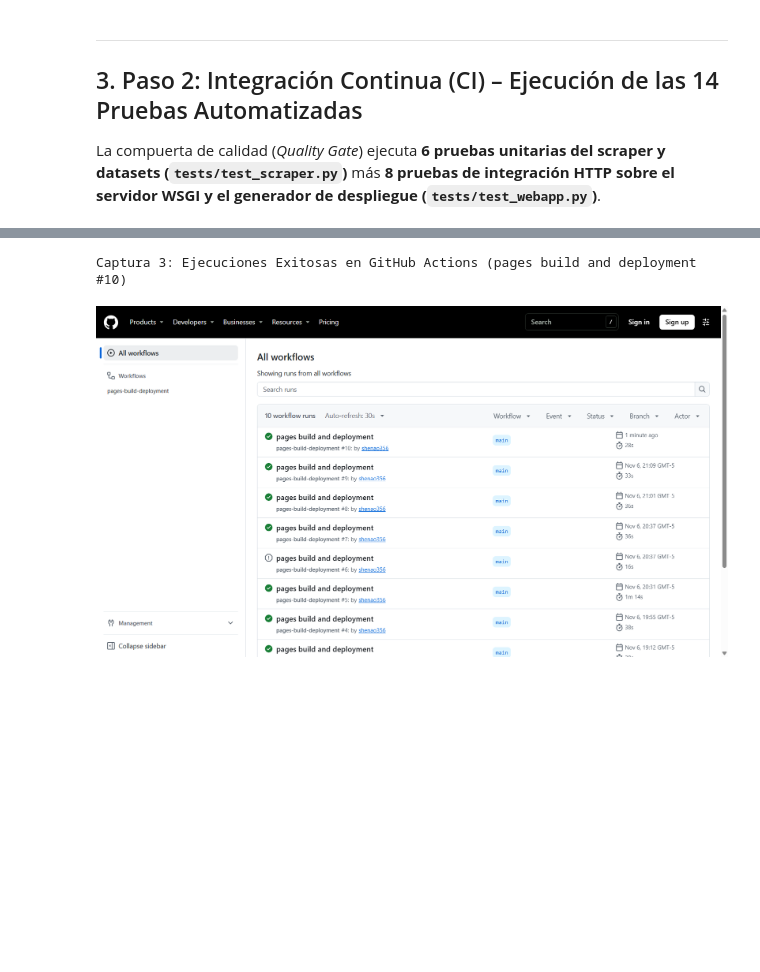
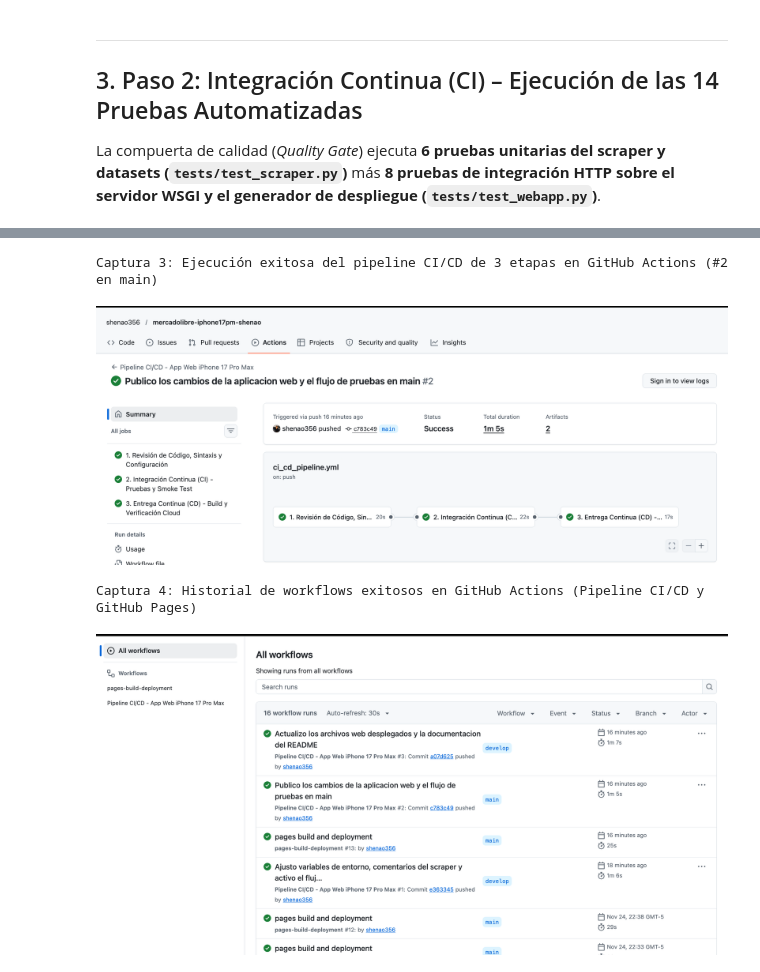
Before and after one commit to shenao356/mercadolibre-iphone17pm-shenao, a Jupyter notebook: Morales_Henao_Raul_Santiago_Optimizacion_EA3.ipynb, the cells around one changed output, grey strips where cells are left out. Drawn from its saved outputs; the diff is of its cells as text; code cells hidden in the pictures; blank space fills up the shorter version.

```diff
--- a/Morales_Henao_Raul_Santiago_Optimizacion_EA3.ipynb
+++ b/Morales_Henao_Raul_Santiago_Optimizacion_EA3.ipynb
@@ -226,10 +233,15 @@ Captura 2: Gráficas Chart.js y Catálogo Interactivo en Producción (GitHub Pag
 # %%
 from IPython.display import Image, display
 
-print("Captura 3: Ejecuciones Exitosas en GitHub Actions (pages build and deployment #10)")
+print("Captura 3: Ejecución exitosa del pipeline CI/CD de 3 etapas en GitHub Actions (#2 en main)")
+display(Image(filename="docs/screenshots/03b_github_actions_pipeline.png"))
+
+print("Captura 4: Historial de workflows exitosos en GitHub Actions (Pipeline CI/CD y GitHub Pages)")
 display(Image(filename="docs/screenshots/03_github_actions_runs.png"))
 # %% [output]
-Captura 3: Ejecuciones Exitosas en GitHub Actions (pages build and deployment #10)
+Captura 3: Ejecución exitosa del pipeline CI/CD de 3 etapas en GitHub Actions (#2 en main)
-[figure, old version]
+[figure, new version]
+Captura 4: Historial de workflows exitosos en GitHub Actions (Pipeline CI/CD y GitHub Pages)
+[figure, added]
 # %% [markdown]
 ---
```
Also changed, not shown: parts of 14 cells of this notebook, 1 other file.
